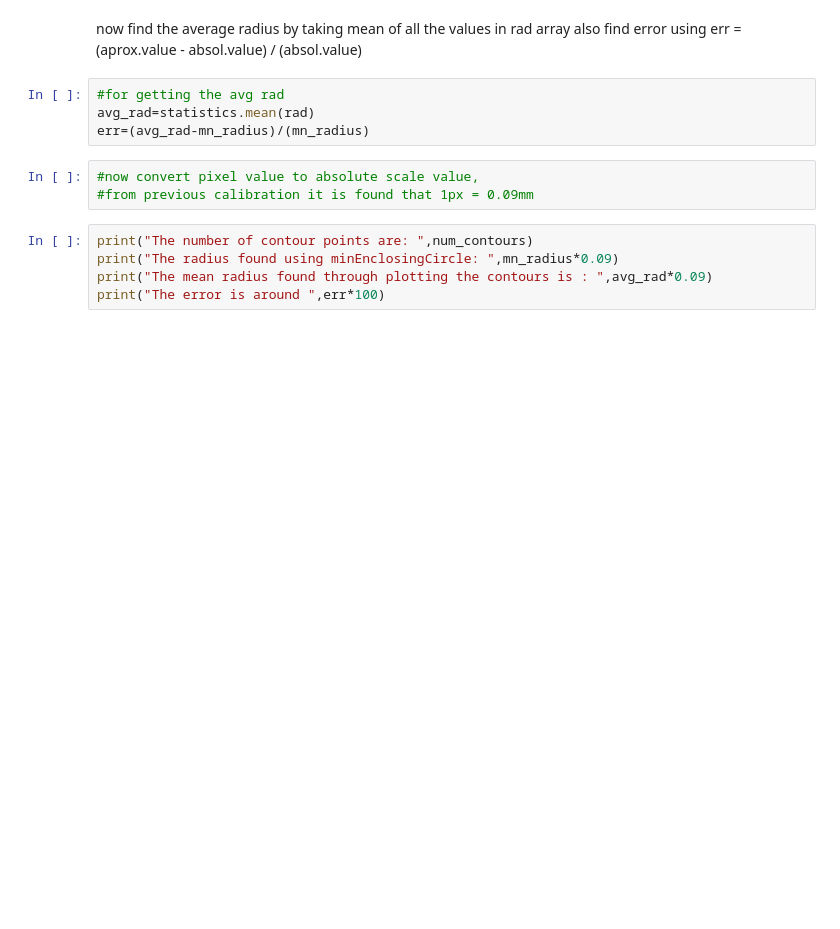
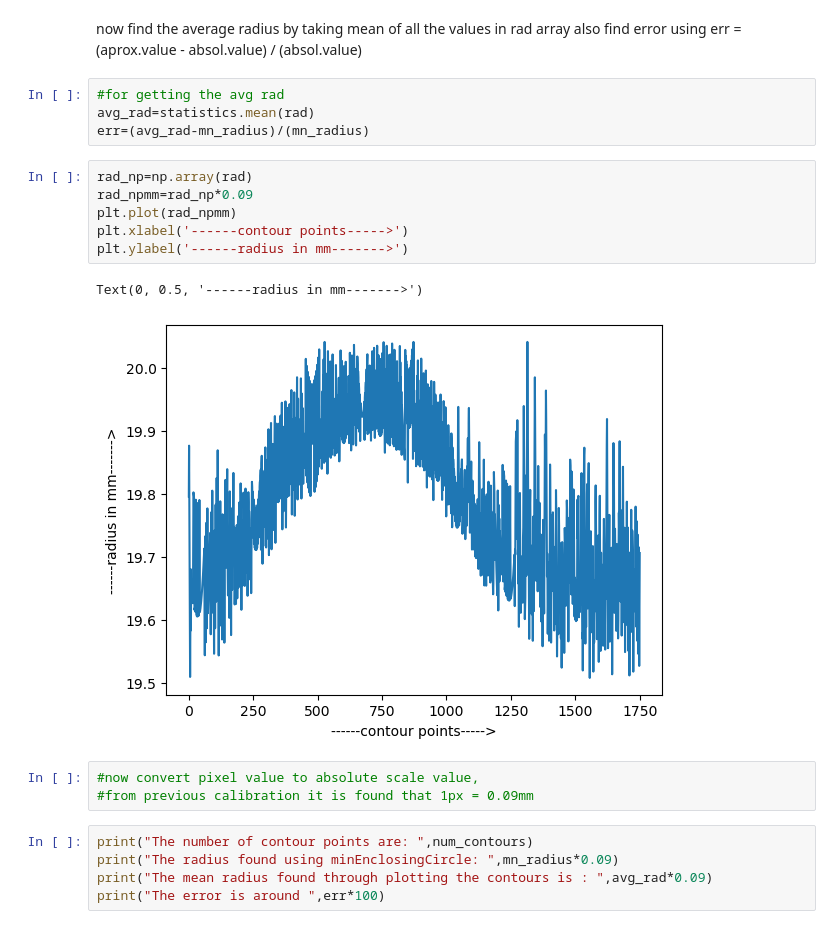
Before and after one commit to vasanDEV1/Basler_camera, a Jupyter notebook: dia.ipynb, the cells around one changed output. Drawn from its saved outputs; the diff is of its cells as text; blank space fills up the shorter version.

```diff
--- a/dia.ipynb
+++ b/dia.ipynb
@@ -52,6 +52,15 @@ also find error using err = (aprox.value - absol.value) / (absol.value)
 #for getting the avg rad
 avg_rad=statistics.mean(rad)
 err=(avg_rad-mn_radius)/(mn_radius)
+# %%
+rad_np=np.array(rad)
+rad_npmm=rad_np*0.09
+plt.plot(rad_npmm)
+plt.xlabel('------contour points----->')
+plt.ylabel('------radius in mm------->')
+# %% [output]
+Text(0, 0.5, '------radius in mm------->')
+[figure, added]
 # %%
 #now convert pixel value to absolute scale value,
 #from previous calibration it is found that 1px = 0.09mm
```
